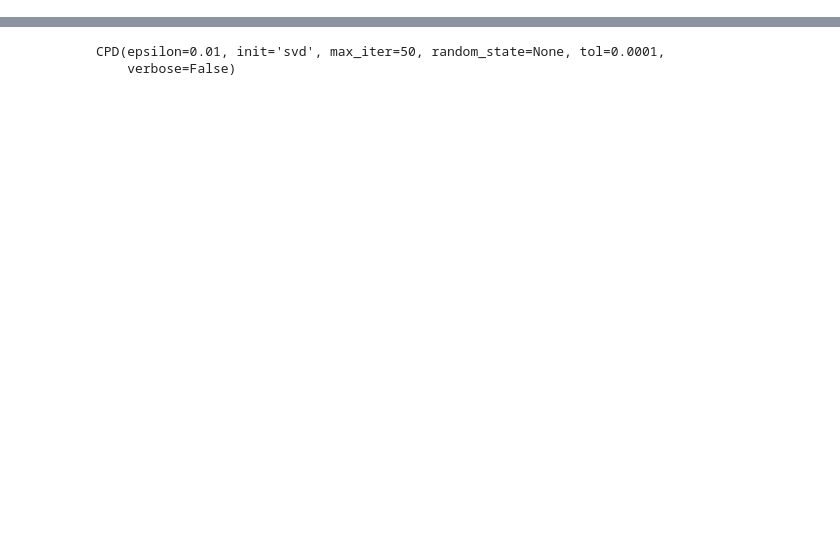
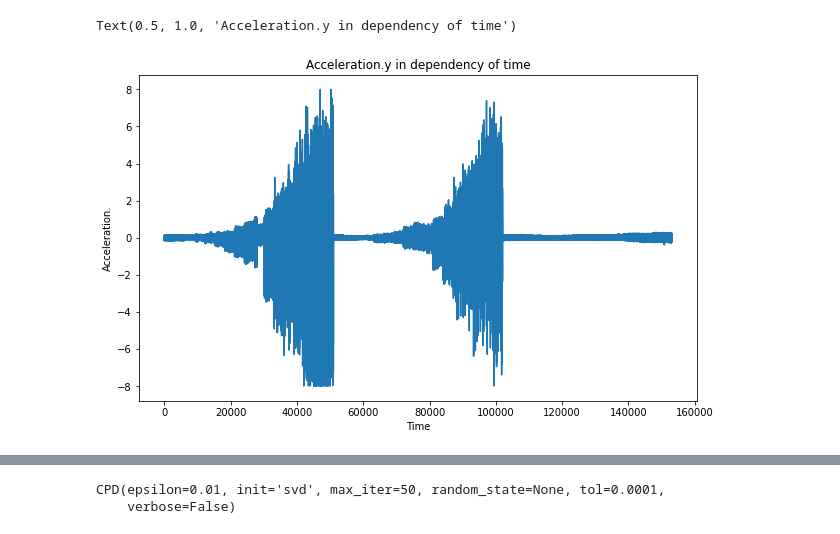
Before and after one commit to intsystems/MathematicalForecastingMethods, a Jupyter notebook: lab2/muzalevskiy/hottbox.ipynb, the cells around one changed output, grey strips where cells are left out. Cells and saved outputs as stored; diff of their text form; code cells hidden in the pictures; blank space fills up the shorter version.

```diff
--- a/lab2/muzalevskiy/hottbox.ipynb
+++ b/lab2/muzalevskiy/hottbox.ipynb
@@ -33,0 +48,10 @@ array([[[-9.28296123e-01,  8.54125478e-03,  3.78117934e+00, ...,
+# %%
+plt.figure(figsize=(10,6))
+
+plt.plot(df['y'])
+plt.xlabel("Time")
+plt.ylabel("Acceleration.")
+plt.title("Acceleration.y in dependency of time")
+# %% [output]
+Text(0.5, 1.0, 'Acceleration.y in dependency of time')
+[figure, added]
```
Also changed, not shown: parts of 18 cells of this notebook, 1 other file.
